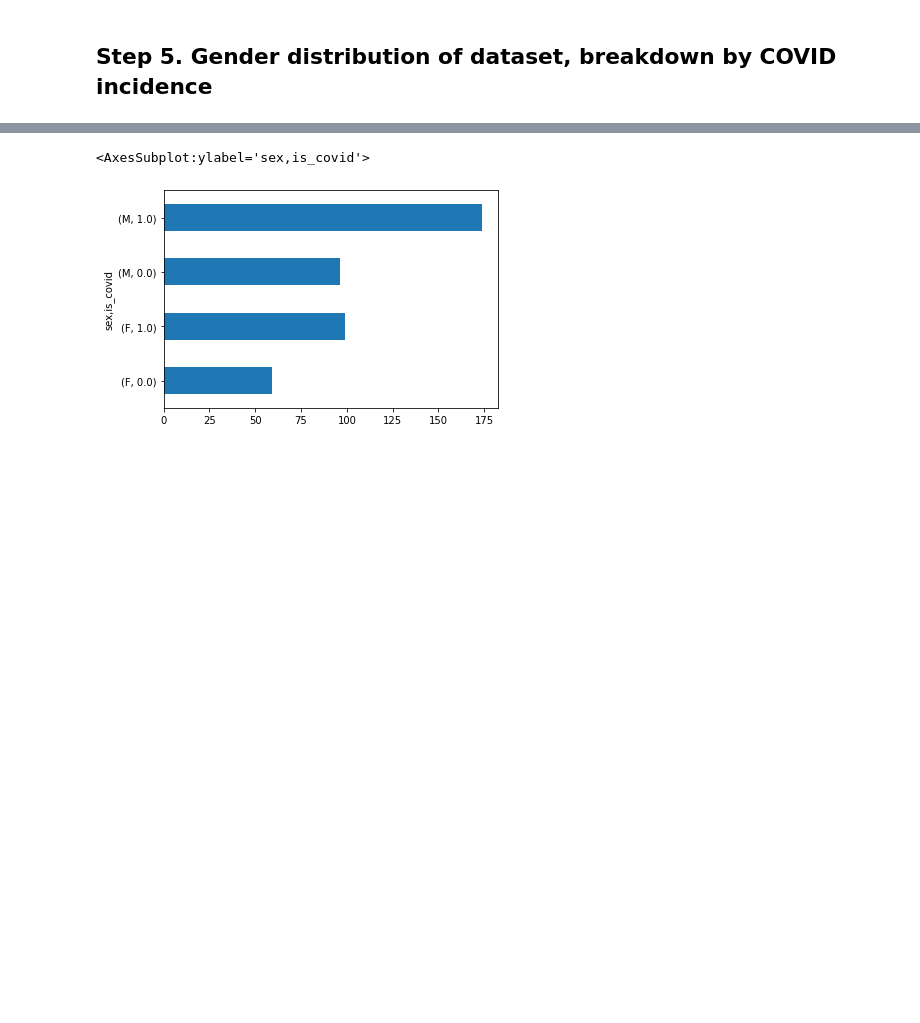
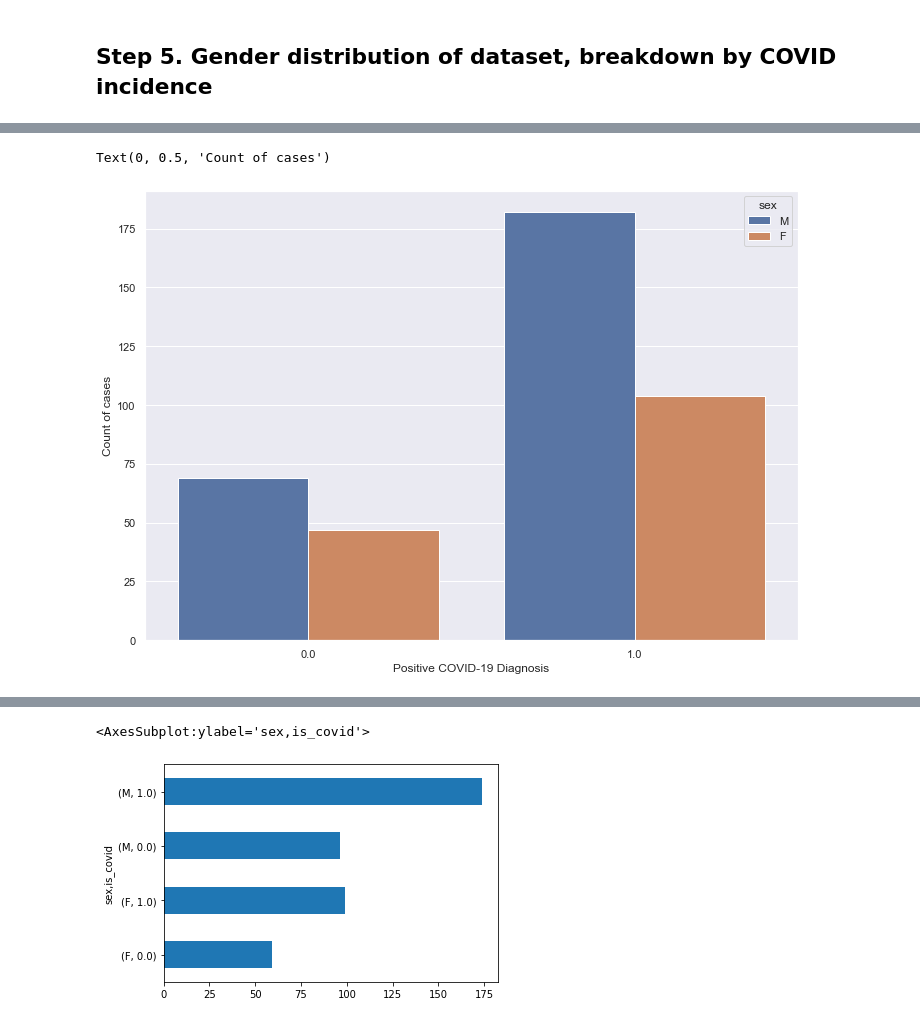
Before and after one commit to women-in-ai-ireland/October-2020-WaiLEARN-Detecting-COVID-19, a Jupyter notebook: Notebooks/Initial Exploratory Analysis - Open COVID Dataset.ipynb, the cells around one changed output, grey strips where cells are left out. Cells and saved outputs as stored; diff of their text form; code cells hidden in the pictures; blank space fills up the shorter version.

```diff
--- a/Notebooks/Initial Exploratory Analysis - Open COVID Dataset.ipynb
+++ b/Notebooks/Initial Exploratory Analysis - Open COVID Dataset.ipynb
@@ -104,3 +147,10 @@ unique_cases
+# %%
+sns.countplot(data=unique_cases,x='is_covid',hue='sex')
+plt.xlabel("Positive COVID-19 Diagnosis")
+plt.ylabel("Count of cases")
+# %% [output]
+Text(0, 0.5, 'Count of cases')
+[figure, added]
 # %%
 unique_cases.sex.hist()
 # %% [output]
```
Also changed, not shown: parts of 19 cells of this notebook.
